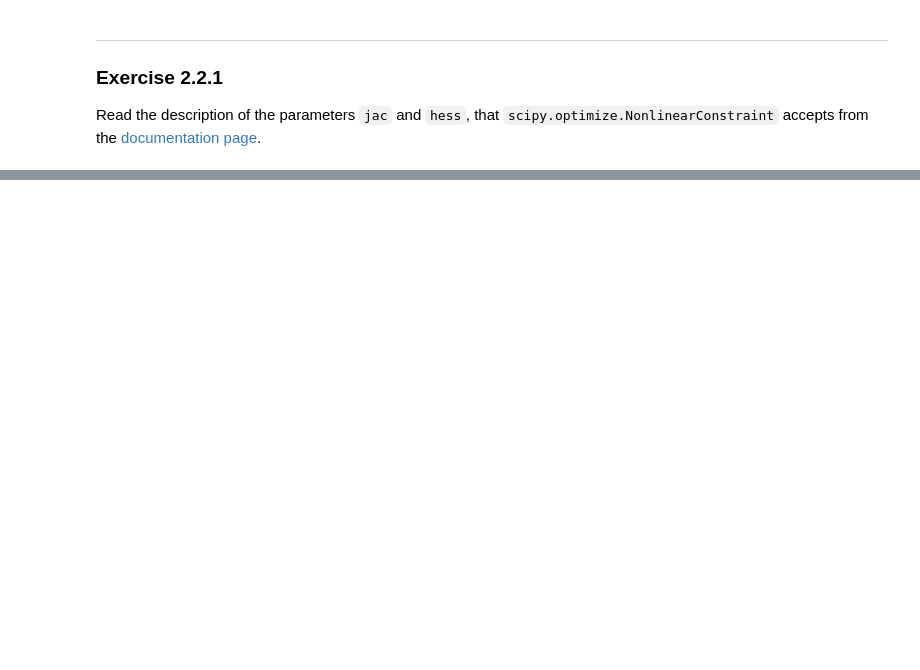
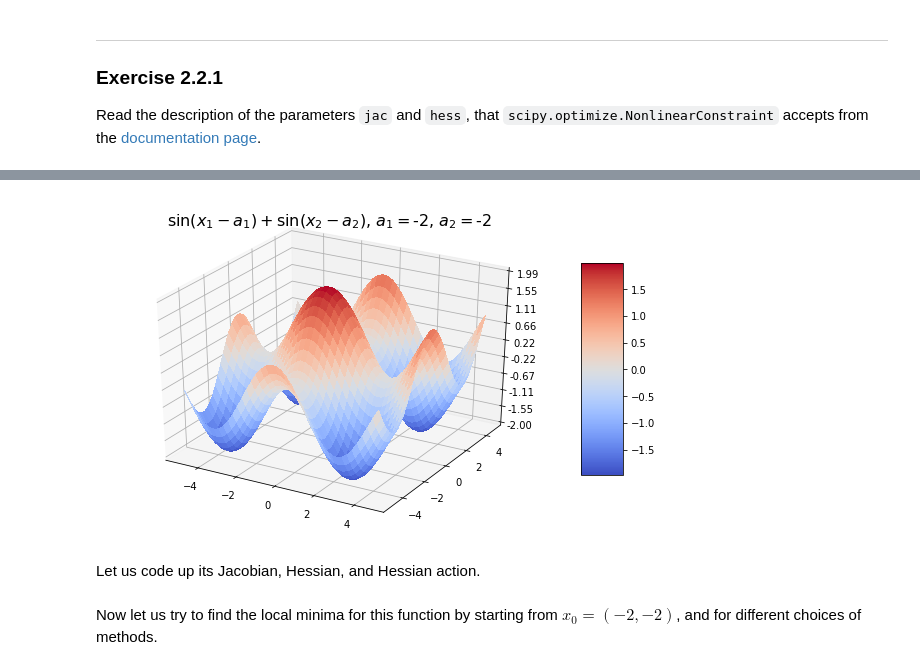
Before and after one commit to icme/cme193, a Jupyter notebook: nb/2018_fall/Lecture4-Optimization-Using-Python-SciPy.ipynb, the cells around one changed output, grey strips where cells are left out. Drawn from its saved outputs; the diff is of its cells as text; code cells hidden in the pictures; blank space fills up the shorter version.

```diff
--- a/nb/2018_fall/Lecture4-Optimization-Using-Python-SciPy.ipynb
+++ b/nb/2018_fall/Lecture4-Optimization-Using-Python-SciPy.ipynb
@@ -1262,0 +1305,39 @@ We are now ready to look at a specific example in order to understand the syntax
+# %%
+%matplotlib inline
+
+# Define function
+def func_parabolas(x, a):
+    return np.sin(x[0] - a[0]) + np.sin(x[1] - a[1])
+
+# Define a
+a = [-2, -2]
+
+# Create the function
+X = np.arange(-5, 5, 0.25)
+Y = np.arange(-5, 5, 0.25)
+X, Y = np.meshgrid(X, Y)
+Z = np.copy(X)
+for i in range(Z.shape[0]):
+    for j in range(Z.shape[1]):
+        Z[i, j] = func_parabolas(x=[X[i, j], Y[i, j]], a=a)
+
+# Plot the function
+fig = plt.figure(figsize=[10, 6])
+ax = fig.gca(projection='3d')
+
+# Plot the surface.
+surf = ax.plot_surface(X, Y, Z, cmap=cm.coolwarm, linewidth=0, antialiased=False)
+
+# Customize the z axis.
+ax.zaxis.set_major_locator(LinearLocator(10))
+ax.zaxis.set_major_formatter(FormatStrFormatter('%.02f'))
+
+# Add a color bar which maps values to colors.
+fig.colorbar(surf, shrink=0.65, aspect=5)
+
+plt.title("$\sin (x_1 - a_1) + \sin (x_2 - a_2)$" + ", $a_1 = $" + str(a[0]) + ", $a_2 = $" + str(a[1]), fontsize=16)
+plt.show()
+# %% [output]
+[figure, added]
+# %% [markdown]
+Let us code up its Jacobian, Hessian, and Hessian action.
@@ -1262,0 +1356,2 @@ We are now ready to look at a specific example in order to understand the syntax
+# %% [markdown]
+Now let us try to find the local minima for this function by starting from $x_0 = (-2, -2)$, and for different choices of methods.
```
Also changed, not shown: parts of 18 cells of this notebook.
